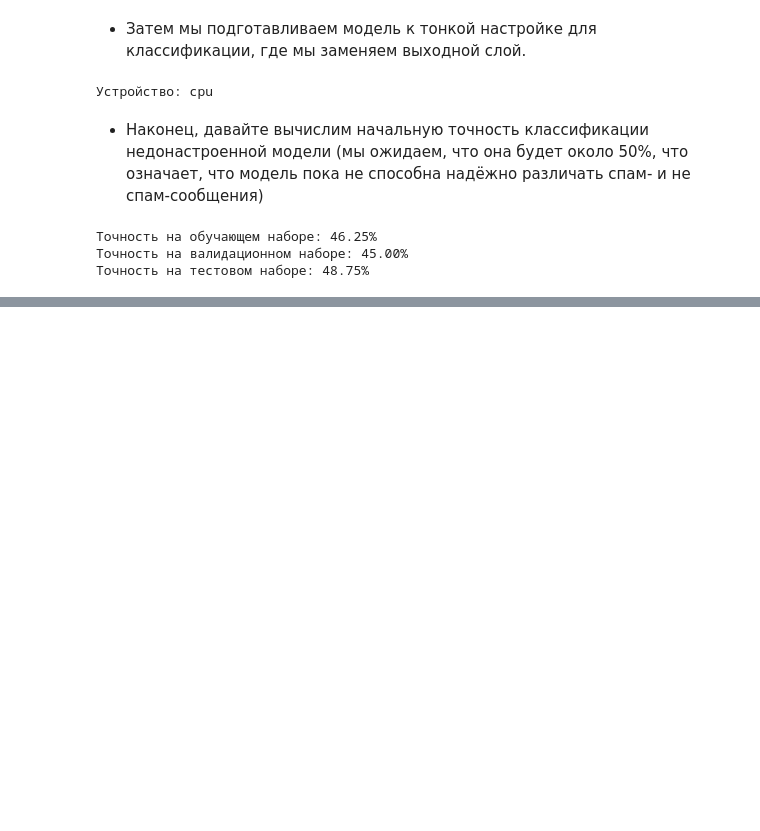
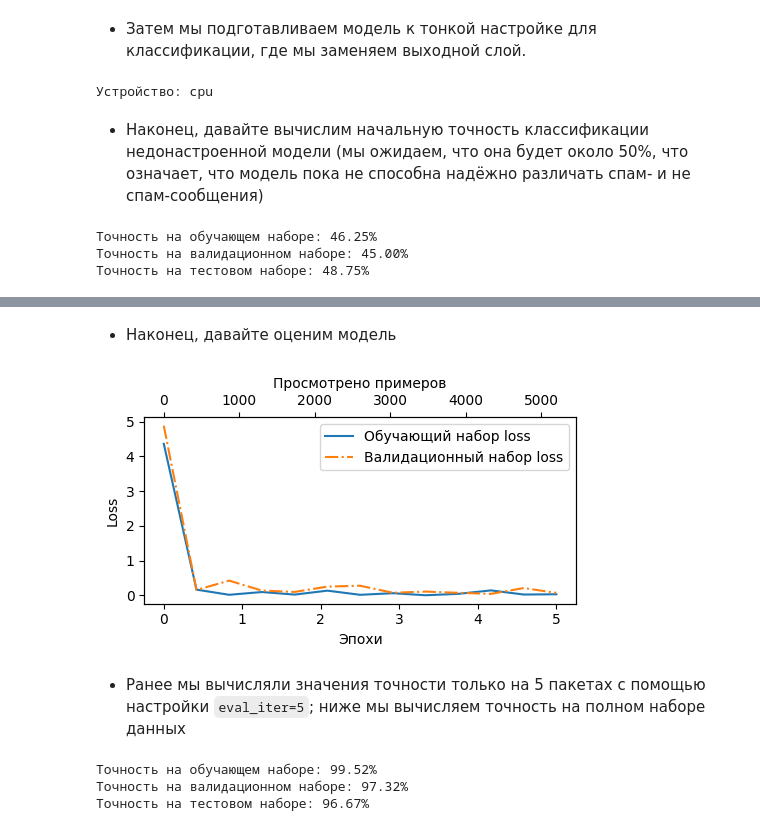
Before and after one commit to vnook-dedoolee/building-llm, a Jupyter notebook: 09-parameter-efficient-finetuning-with-lora/appendix-e.ipynb, the cells around one changed output, grey strips where cells are left out. Saved outputs shown, nothing was run; the diff lists cells and outputs as text; code cells hidden in the pictures; blank space fills up the shorter version.

```diff
--- a/09-parameter-efficient-finetuning-with-lora/appendix-e.ipynb
+++ b/09-parameter-efficient-finetuning-with-lora/appendix-e.ipynb
@@ -250,0 +372,24 @@ print(f"Точность на тестовом наборе: {test_accuracy*100:
+# %%
+import time
+from previous_chapters import train_classifier_simple
+
+start_time = time.time()
+
+torch.manual_seed(123)
+
+# Включаем градиенты для всех параметров, так как была ошибка: ValueError: optimizer got an empty parameter list
+# Оптимизатору нечего оптимизировать, поэтому код ругался
+for param in model.parameters():
+    param.requires_grad = True
+
+optimizer = torch.optim.AdamW(model.parameters(), lr=8e-4, weight_decay=0.1)
+
+num_epochs = 5
+train_losses, val_losses, train_accs, val_accs, examples_seen = train_classifier_simple(
+    model, train_loader, val_loader, optimizer, device,
+    num_epochs=num_epochs, eval_freq=50, eval_iter=5,
+)
+
+end_time = time.time()
+execution_time_minutes = (end_time - start_time) / 60
+print(f"Обучение завершено за {execution_time_minutes:.2f} минут.")
@@ -250,0 +422,25 @@ print(f"Точность на тестовом наборе: {test_accuracy*100:
+# %% [markdown]
+- Наконец, давайте оценим модель
+# %%
+from previous_chapters import plot_values
+
+epochs_tensor = torch.linspace(0, num_epochs, len(train_losses))
+examples_seen_tensor = torch.linspace(0, examples_seen, len(train_losses))
+
+plot_values(epochs_tensor, examples_seen_tensor, train_losses, val_losses, label="loss")
+# %% [output]
+[figure, added]
+# %% [markdown]
+- Ранее мы вычисляли значения точности только на 5 пакетах с помощью настройки `eval_iter=5`; ниже мы вычисляем точность на полном наборе данных
+# %%
+train_accuracy = calc_accuracy_loader(train_loader, model, device)
+val_accuracy = calc_accuracy_loader(val_loader, model, device)
+test_accuracy = calc_accuracy_loader(test_loader, model, device)
+
+print(f"Точность на обучающем наборе: {train_accuracy*100:.2f}%")
+print(f"Точность на валидационном наборе: {val_accuracy*100:.2f}%")
+print(f"Точность на тестовом наборе: {test_accuracy*100:.2f}%")
+# %% [output]
+Точность на обучающем наборе: 99.52%
+Точность на валидационном наборе: 97.32%
+Точность на тестовом наборе: 96.67%
```
Also changed, not shown: parts of 18 cells of this notebook.
